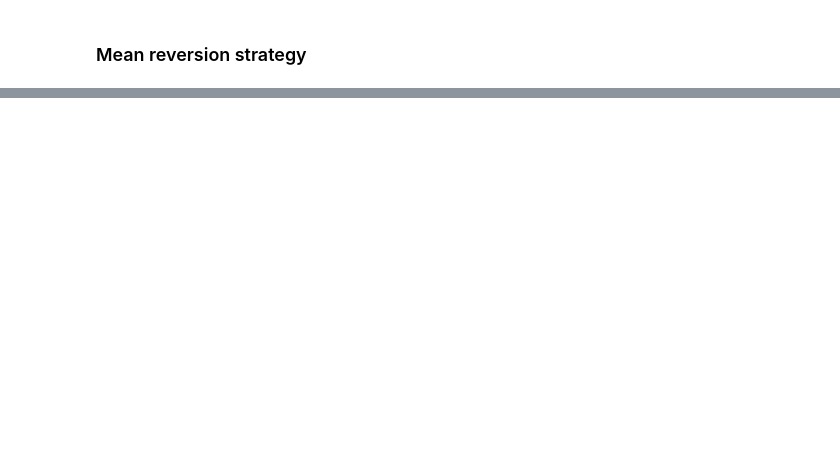
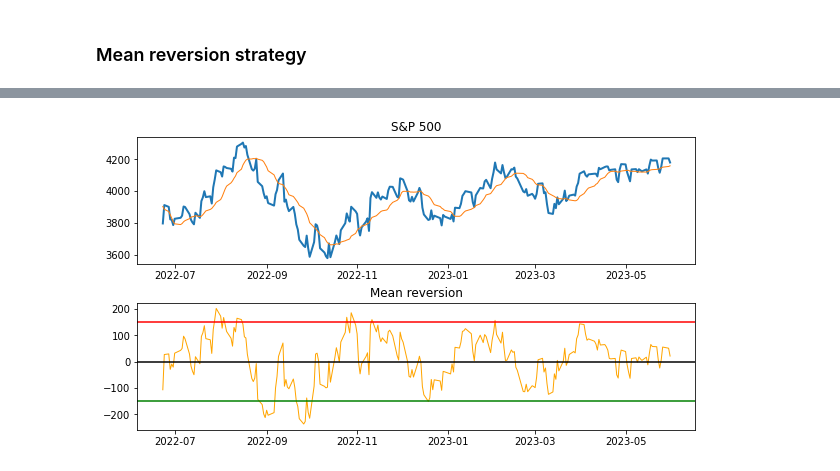
Before and after one commit to rubenkerkhofs/trading_algorithms_python, a Jupyter notebook: exercises/3. Generating Buy and Sell Signals/4. Technical Analysis.ipynb, the cells around one changed output, grey strips where cells are left out. Drawn from its saved outputs; the diff is of its cells as text; code cells hidden in the pictures; blank space fills up the shorter version.

```diff
--- a/exercises/3. Generating Buy and Sell Signals/4. Technical Analysis.ipynb
+++ b/exercises/3. Generating Buy and Sell Signals/4. Technical Analysis.ipynb
@@ -127,20 +207,25 @@ pd.concat([sp500, moving_average_15, moving_average_50], axis=1).dropna().plot()
 # %%
 plt.figure(figsize=(10,6))
 # Create two charts on the same figure.
 ax1 = plt.subplot2grid((10,1), (0,0), rowspan = 4, colspan = 1)
 ax2 = plt.subplot2grid((10,1), (5,0), rowspan = 4, colspan = 1)
 
 # First chart:
 # Plot the closing price on the first chart
 mask = ~moving_average_15.isna()
 ax1.plot(sp500[mask], linewidth=2)
 ax1.plot(moving_average_15[mask], linewidth=1)
 ax1.set_title('S&P 500')
 
-difference = # Complete
+difference = sp500 - moving_average_15
 # Second chart
 ax2.set_title('Mean reversion')
 ax2.plot(difference, color='orange', linewidth=1)
 # Add two horizontal lines, signalling the buy and sell ranges.
 # Signal line
 # Complete
+ax2.axhline(150, color='red')
+ax2.axhline(-150, color='green')
+ax2.axhline(0, color='black');
+# %% [output]
+[figure, added]
```
Also changed, not shown: parts of 7 cells of this notebook, 31 other files.
